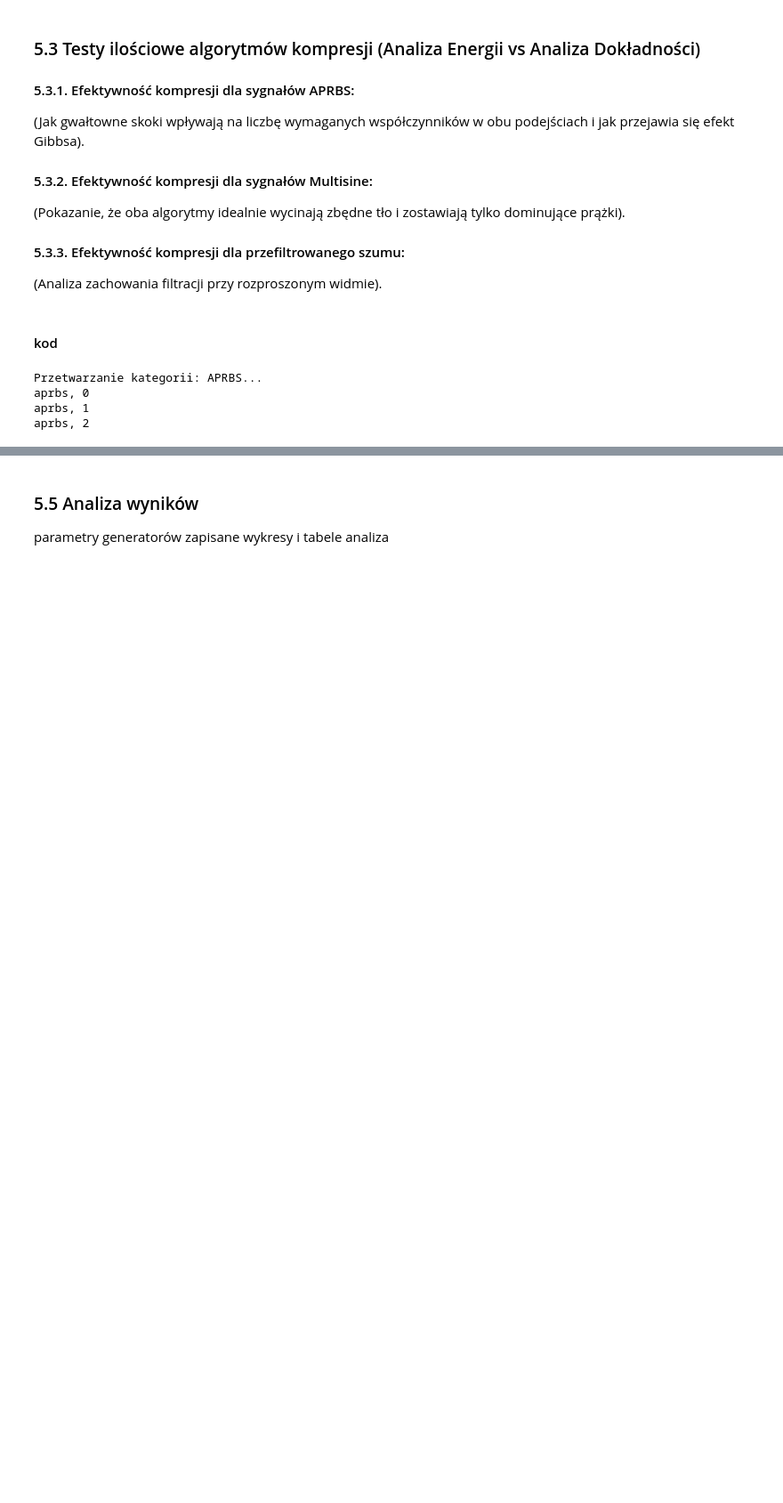
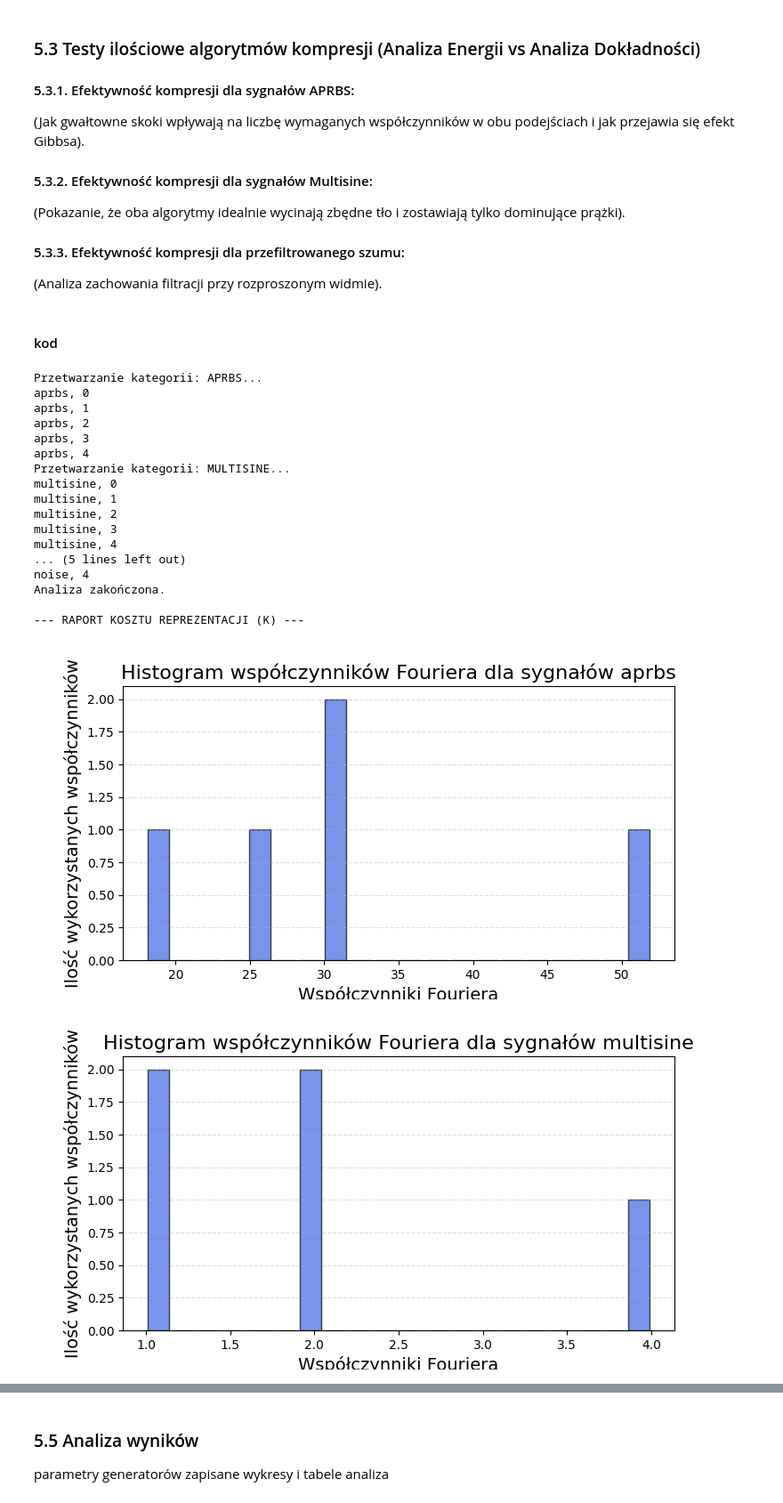
Before and after one commit to grzesiex22/Signals_1D_compression, a Jupyter notebook: main.ipynb, the cells around one changed output, grey strips where cells are left out. Shown at 89% size. Saved outputs shown, nothing was run; the diff lists cells and outputs as text; code cells hidden in the pictures; blank space fills up the shorter version.

```diff
--- a/main.ipynb
+++ b/main.ipynb
@@ -424,20 +428,35 @@ Definicja środowiska: jakie zestawy danych badasz (czysty vs zaszumiony stworzo
 # %%
 %matplotlib widget
 from DatasetCreator import DatasetCreator
 from Tester import FidelityTester
 
 creator = DatasetCreator(t_span=[0, 500], dt=0.1, amp_range=(1, 10), noise_level=0.0, seed=42)
-big_dataset = creator.create_dataset(n_aprbs=20, n_multisine=20, n_noise=20)
+big_dataset = creator.create_dataset(n_aprbs=5, n_multisine=5, n_noise=5)
 
 tester = FidelityTester(big_dataset)
 
 # Testy z naszą transformatą są długie (około 10 min)
 stats = tester.run(threshold=1.0, mode='mse', use_custom_fft=True)
 
 print("--- RAPORT KOSZTU REPREZENTACJI (K) ---")
 print(tester.display_results())
 # %% [output]
 Przetwarzanie kategorii: APRBS...
 aprbs, 0
 aprbs, 1
 aprbs, 2
+aprbs, 3
+aprbs, 4
+Przetwarzanie kategorii: MULTISINE...
+multisine, 0
+multisine, 1
+multisine, 2
+multisine, 3
+multisine, 4
+... (5 lines left out)
+noise, 4
+Analiza zakończona.
+
+--- RAPORT KOSZTU REPREZENTACJI (K) ---
+[figure, added]
+[figure, added]
```
Also changed, not shown: parts of 3 cells of this notebook, 1 other file.
